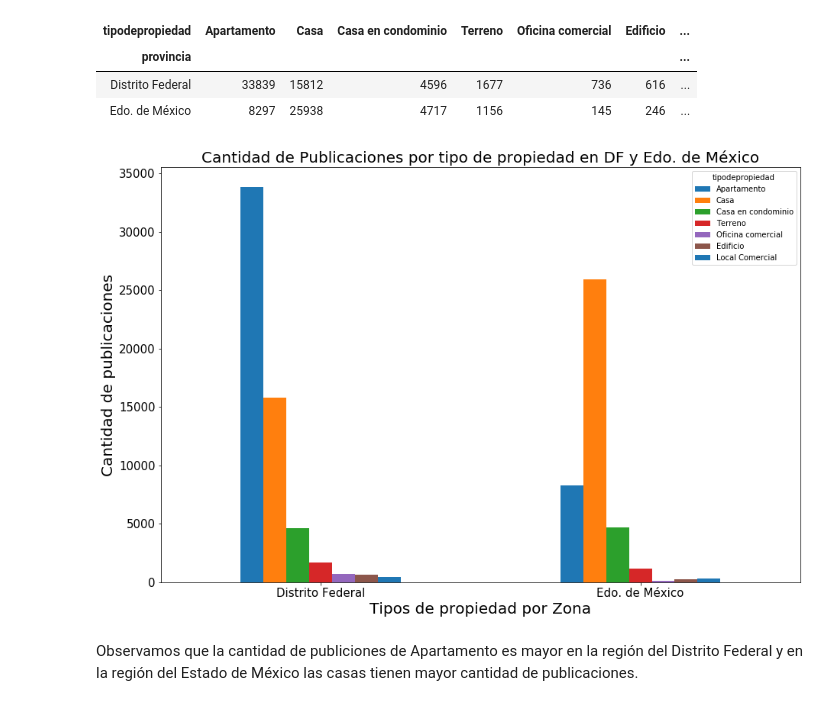
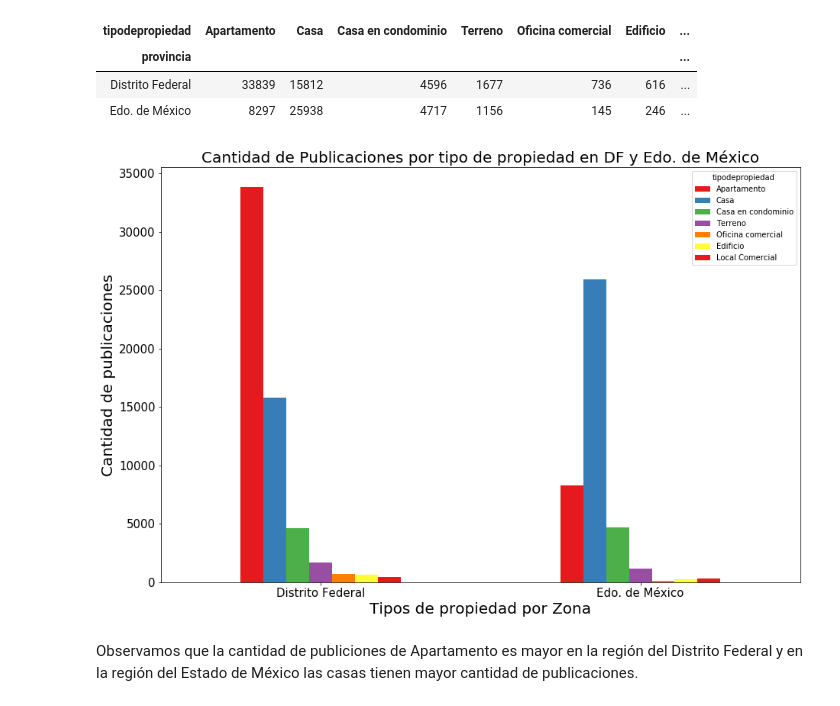
Before and after one commit to cessar5/7506_20192C, a Jupyter notebook: tp1.ipynb, the cells around one changed output. Saved outputs shown, nothing was run; the diff lists cells and outputs as text; code cells hidden in the pictures.

```diff
--- a/tp1.ipynb
+++ b/tp1.ipynb
@@ -18,6 +18,7 @@ from wordcloud import WordCloud,STOPWORDS
 # %%
 dfZP = pd.read_csv('../data/train.csv')
 dfCodMexIso = pd.read_csv('../data/abreviaturas_iso.csv')
+dfDolarHistorico = pd.read_csv('../data/valor_historico_dolar_pesomexicano.csv')
 # %%
 dfZP.head(5)
 # %% [output]
@@ -243,6 +244,14 @@ dfZP['fecha_month_name'] = dfZP['fecha'].dt.month_name()
 dfZP['fecha_hh'] = dfZP['fecha'].dt.hour
 dfZP['fecha_mm'] = dfZP['fecha'].dt.minute
 dfZP['fecha_ss'] = dfZP['fecha'].dt.second
+
+
+dfDolarHistorico['fecha_cotizacion'] = pd.to_datetime(dfDolarHistorico['fecha_cotizacion'], format='%Y-%m-%d', errors='coerce')
+# %%
+
+dfZP  =  dfZP.merge(dfDolarHistorico, left_on='fecha_YYYYMMDD' , right_on='fecha_cotizacion', how='left')
+# %%
+dfZP['fecha_cotizacion'] = pd.to_datetime(dfZP['fecha_cotizacion'], format='%Y-%m-%d', errors='coerce')
 # %%
 dfZP.fecha_day_name.unique()
 # %% [output]
@@ -1184,13 +1257,13 @@ dfZP_EdoMexYDF_pivot
 | Distrito Federal | 33839 | 15812 | 4596 | 1677 | 736 | 616 | ... |
 | Edo. de México | 8297 | 25938 | 4717 | 1156 | 145 | 246 | ... |
 # %%
-paired_colors = plt.cm.tab10(range(len(dfZP_EdoMexYDF_pivot)*3))
+paired_colors = plt.cm.Set1(range(len(dfZP_EdoMexYDF_pivot)*3))
 
 dfZP_EdoMexYDF_pivot.plot(kind= 'bar', stacked=False , rot=0, figsize=(15,10), fontsize=15,color=paired_colors)
 plt.title('Cantidad de Publicaciones por tipo de propiedad en DF y Edo. de México', fontsize=20);
 plt.xlabel('Tipos de propiedad por Zona', fontsize=20);
 plt.ylabel('Cantidad de publicaciones', fontsize=20);
 # %% [output]
-[figure, old version]
+[figure, new version]
 # %% [markdown]
 Observamos que la cantidad de publiciones de Apartamento es mayor en la región del Distrito Federal y en la región del Estado de México las casas tienen mayor cantidad de publicaciones.
```
Also changed, not shown: parts of 47 cells of this notebook.
